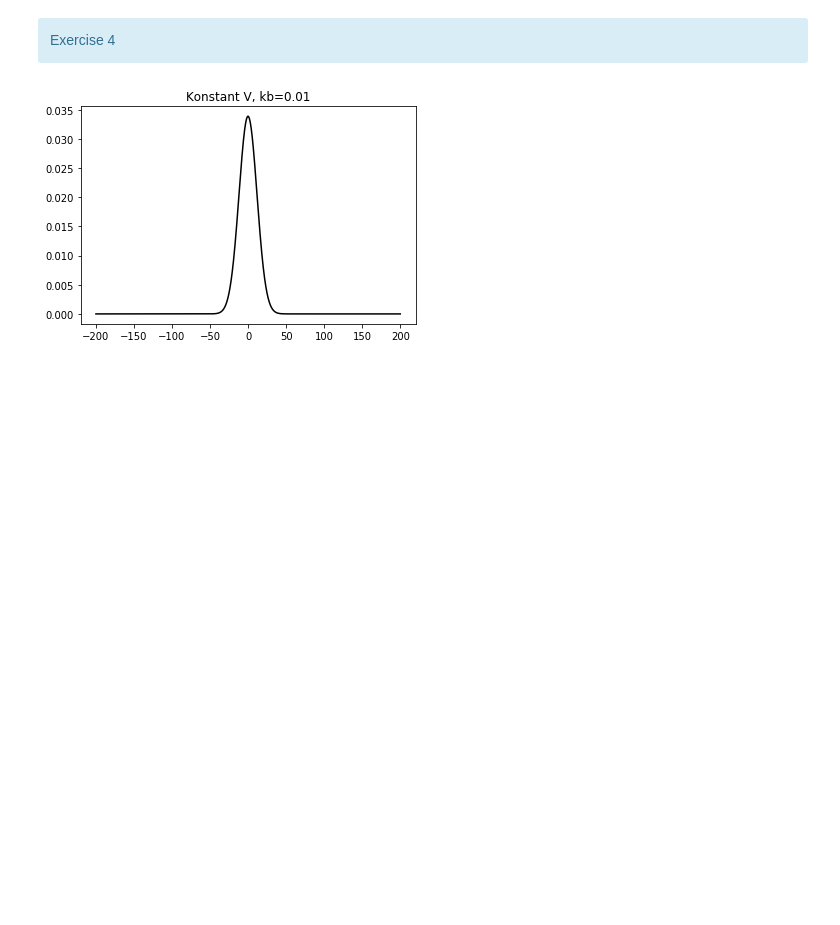
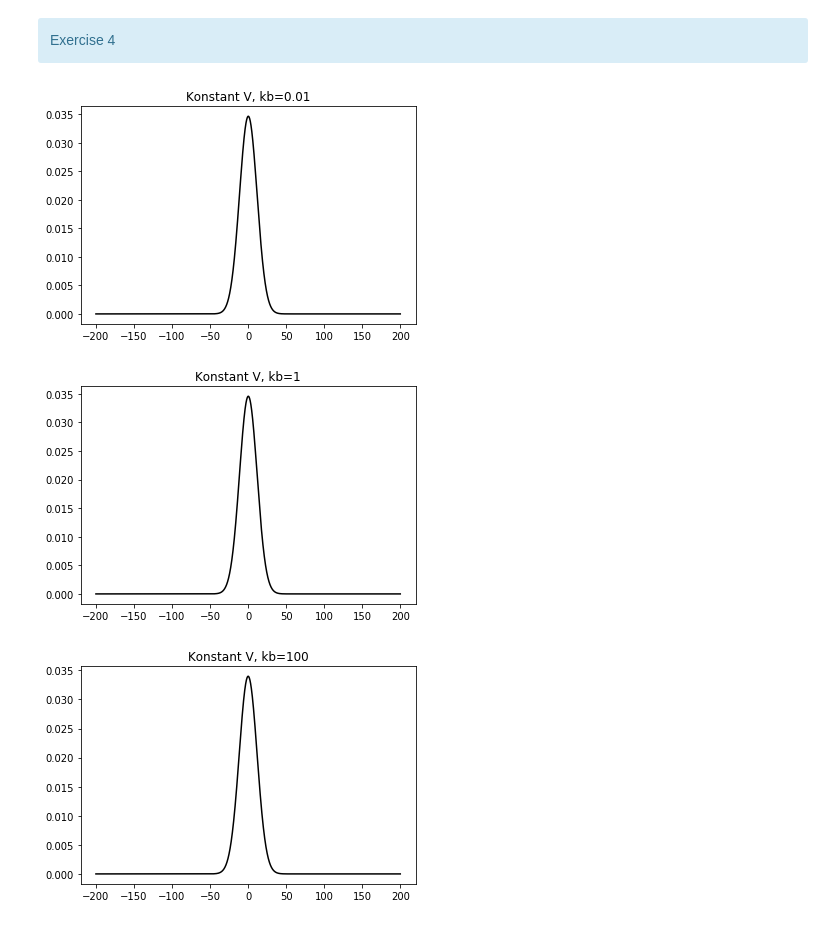
Before and after one commit to fleroviums/TMA4320, a Jupyter notebook: Prosjekt 1/Prosjekt 1-Copy1.ipynb, the cells around one changed output. Cells and saved outputs as stored; diff of their text form; code cells hidden in the pictures; blank space fills up the shorter version.

```diff
--- a/Prosjekt 1/Prosjekt 1-Copy1.ipynb
+++ b/Prosjekt 1/Prosjekt 1-Copy1.ipynb
@@ -196,18 +196,41 @@ def rand_walk():
 # %%
 #4.1 - constant V NOTE: Run cell over before running this
 from scipy.stats import norm
 def V(x):
     return k
 k = kb[0]/beta
 xvals = np.zeros(10000)
 for i in range(int(particles)):
     xvals[i] = rand_walk()
 
 x = np.linspace(-200,200,10000)
 mu, std = norm.fit(xvals)
 p = norm.pdf(x, mu, std)
 plt.plot(x, p, 'k')
 plt.title("Konstant V, kb=0.01")
 plt.show()
+
+#kb=1
+k = kb[1]/beta
+for i in range(int(particles)):
+    xvals[i] = rand_walk()
+
+mu, std = norm.fit(xvals)
+p = norm.pdf(x, mu, std)
+plt.plot(x, p, 'k')
+plt.title("Konstant V, kb=1")
+plt.show()
+
+k = kb[2]/beta
+for i in range(int(particles)):
+    xvals[i] = rand_walk()
+
+mu, std = norm.fit(xvals)
+p = norm.pdf(x, mu, std)
+plt.plot(x, p, 'k')
+plt.title("Konstant V, kb=100")
+plt.show()
 # %% [output]
-[figure, old version]
+[figure, new version]
+[figure, added]
+[figure, added]
```
Also changed, not shown: parts of 1 cell of this notebook.
